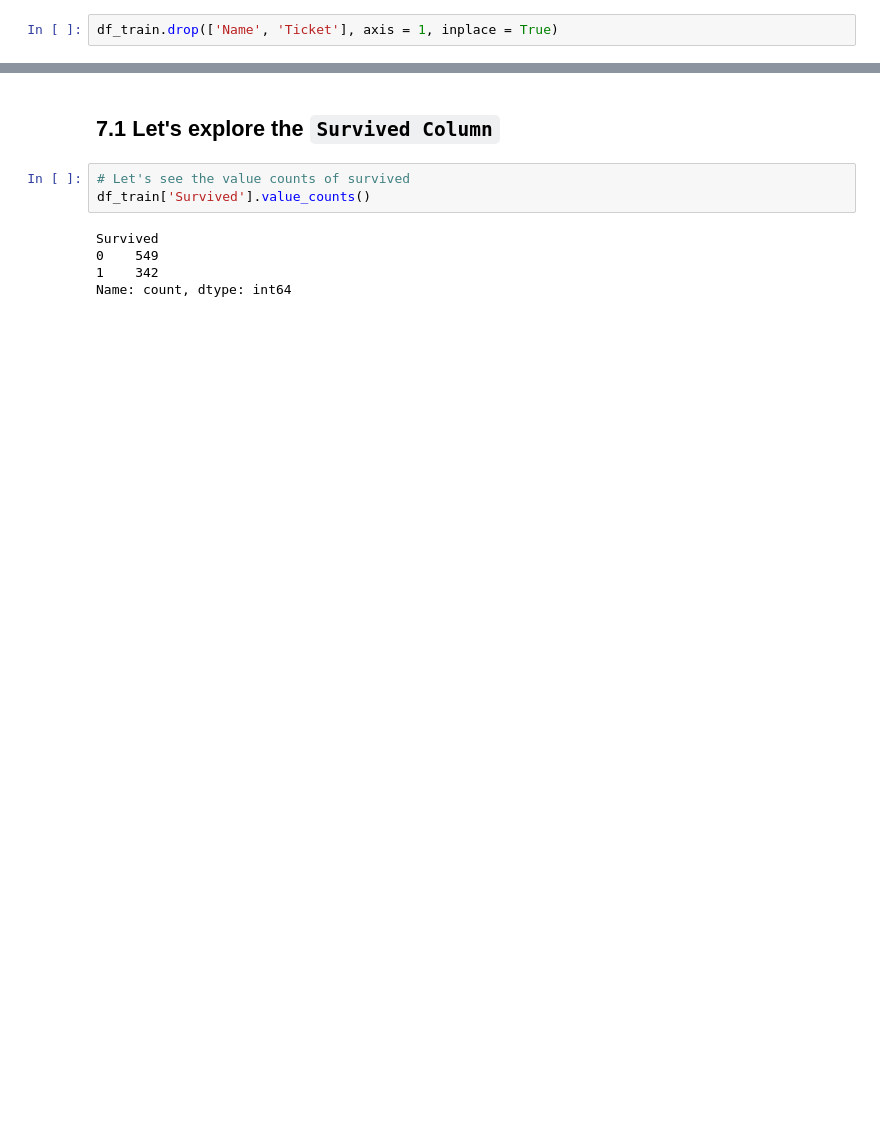
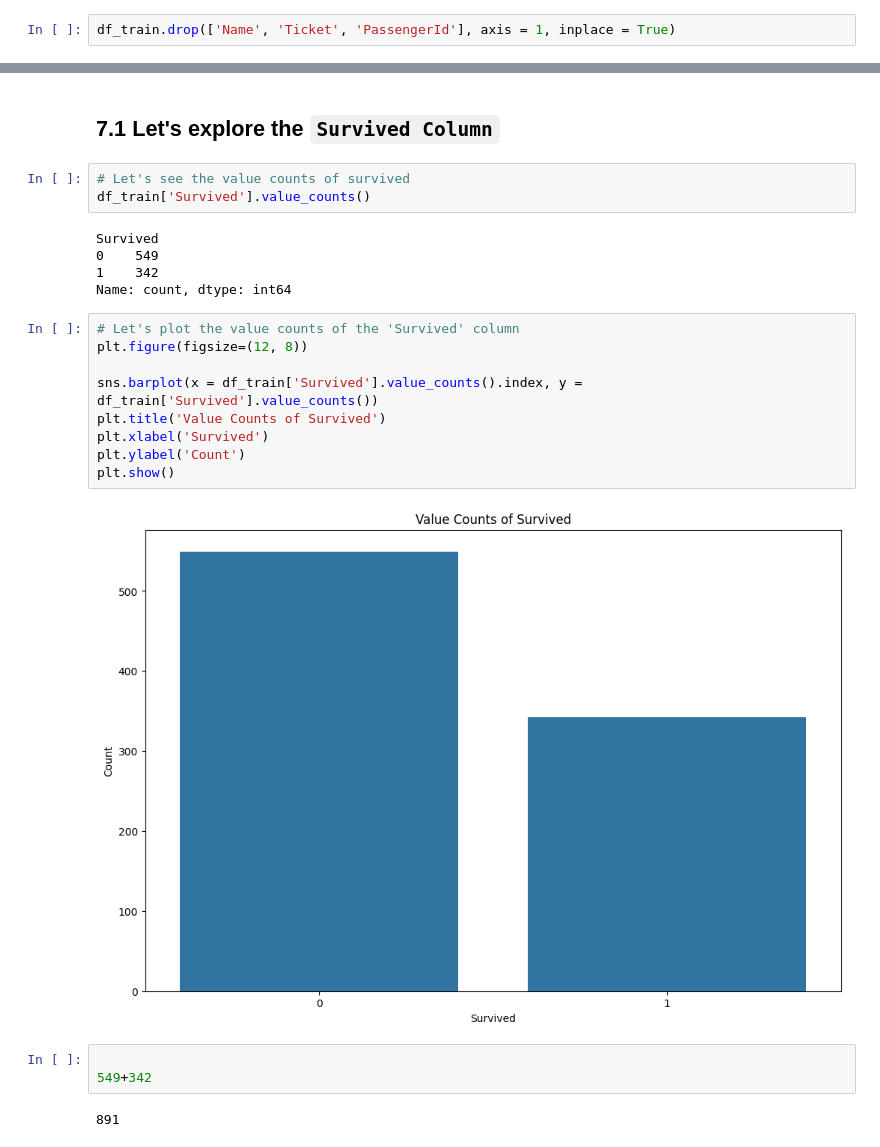
Before and after one commit to HaiderQadri/PYTHON-For-Data-Science_and_AI, a Jupyter notebook: 00_projects/04_titanic_eda_and_model_for_prediction/titanic_eda_and_model.ipynb, the cells around one changed output, grey strips where cells are left out. Saved outputs shown, nothing was run; the diff lists cells and outputs as text; blank space fills up the shorter version.

```diff
--- a/00_projects/04_titanic_eda_and_model_for_prediction/titanic_eda_and_model.ipynb
+++ b/00_projects/04_titanic_eda_and_model_for_prediction/titanic_eda_and_model.ipynb
@@ -377,6 +377,6 @@ df_train.head()
 | 3 | 4 | 1 | 1 | Futrelle, Mrs. Jacques Heath (Lil... | female | 35.0 | 1 | 0 | 113803 | 53.1000 | ... |
 | 4 | 5 | 0 | 3 | Allen, Mr. William Henry | male | 35.0 | 0 | 0 | 373450 | 8.0500 | ... |
 # %%
-df_train.drop(['Name', 'Ticket'], axis = 1, inplace = True)
+df_train.drop(['Name', 'Ticket', 'PassengerId'], axis = 1, inplace = True)
 # %% [markdown]
 ### 6.1.1 Observations
@@ -425,3 +445,19 @@ Survived
 0    549
 1    342
 Name: count, dtype: int64
+# %%
+# Let's plot the value counts of the 'Survived' column
+plt.figure(figsize=(12, 8))
+
+sns.barplot(x = df_train['Survived'].value_counts().index, y = df_train['Survived'].value_counts())
+plt.title('Value Counts of Survived')
+plt.xlabel('Survived')
+plt.ylabel('Count')
+plt.show()
+# %% [output]
+[figure, added]
+# %%
+
+549+342
+# %% [output]
+891
```
Also changed, not shown: parts of 18 cells of this notebook.
